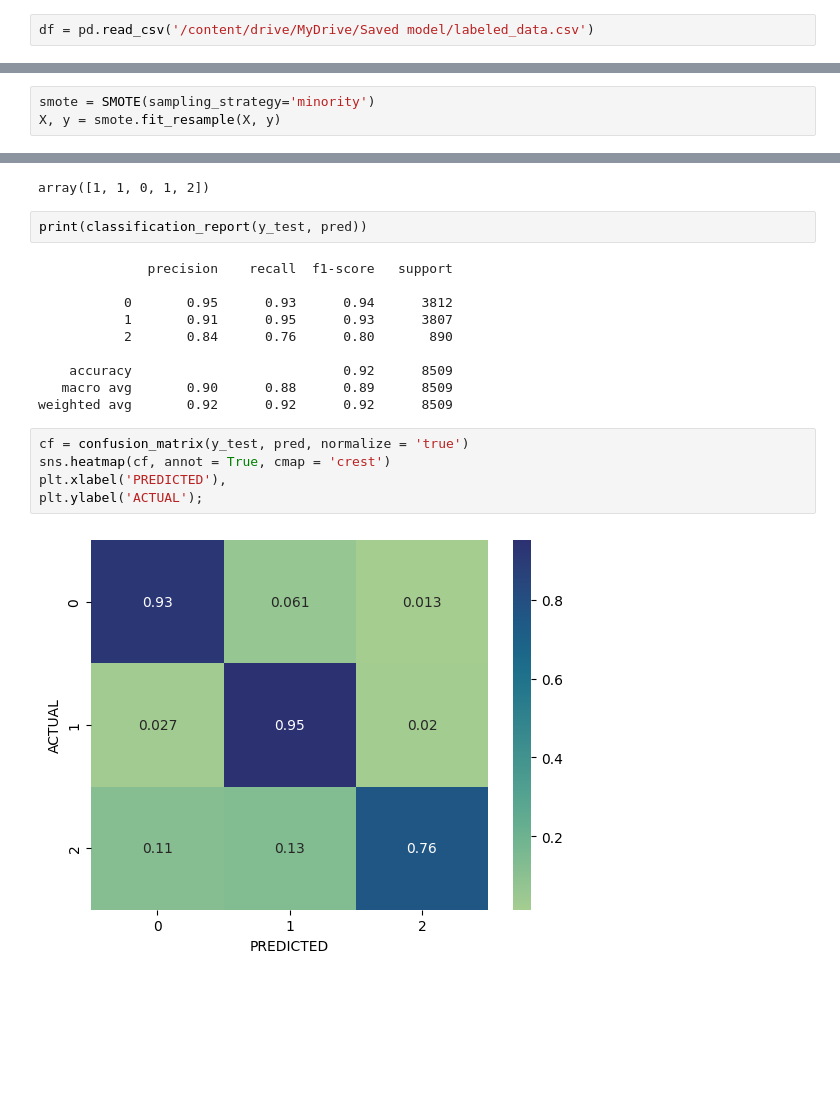
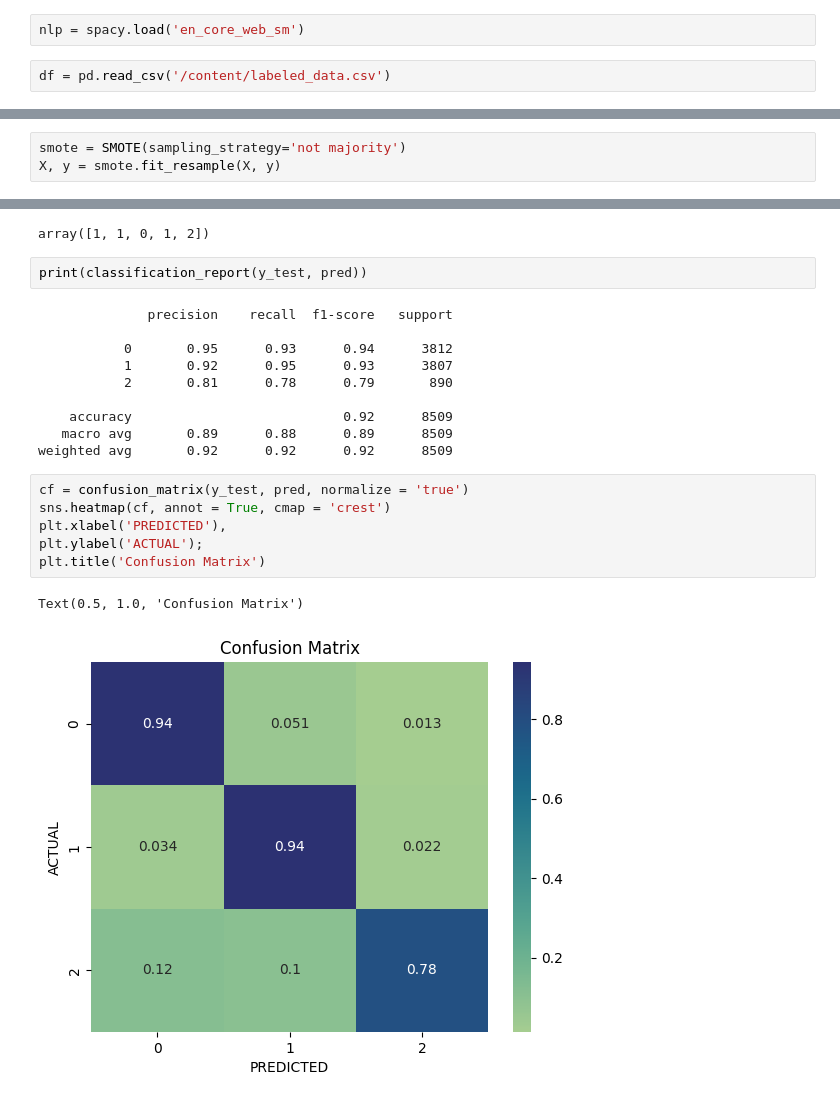
Before and after one commit to FahmidaAkterShimu/Final-Project-using-NLP, a Jupyter notebook: Hate_Speech_Detection_using_LSTM.ipynb, the cells around one changed output, grey strips where cells are left out. Saved outputs shown, nothing was run; the diff lists cells and outputs as text; blank space fills up the shorter version.

```diff
--- a/Hate_Speech_Detection_using_LSTM.ipynb
+++ b/Hate_Speech_Detection_using_LSTM.ipynb
@@ -17,8 +18,10 @@ from sklearn.model_selection import train_test_split
 from sklearn.metrics import classification_report, confusion_matrix
 import matplotlib.pyplot as plt
 import seaborn as sns
+# %%
+nlp = spacy.load('en_core_web_sm')
 # %%
-df = pd.read_csv('/content/drive/MyDrive/Saved model/labeled_data.csv')
+df = pd.read_csv('/content/labeled_data.csv')
 # %%
 df.shape
 # %% [output]
@@ -248,5 +251,5 @@ df['class'].value_counts()
 | 0 | 1430 |
 dtype: int64
 # %%
-smote = SMOTE(sampling_strategy='minority')
+smote = SMOTE(sampling_strategy='not majority')
 X, y = smote.fit_resample(X, y)
@@ -397,19 +447,21 @@ print(classification_report(y_test, pred))
               precision    recall  f1-score   support
 
            0       0.95      0.93      0.94      3812
-           1       0.91      0.95      0.93      3807
-           2       0.84      0.76      0.80       890
+           1       0.92      0.95      0.93      3807
+           2       0.81      0.78      0.79       890
 
     accuracy                           0.92      8509
-   macro avg       0.90      0.88      0.89      8509
+   macro avg       0.89      0.88      0.89      8509
 weighted avg       0.92      0.92      0.92      8509
 # %%
 cf = confusion_matrix(y_test, pred, normalize = 'true')
 sns.heatmap(cf, annot = True, cmap = 'crest')
 plt.xlabel('PREDICTED'),
 plt.ylabel('ACTUAL');
+plt.title('Confusion Matrix')
 # %% [output]
+Text(0.5, 1.0, 'Confusion Matrix')
-[figure, old version]
+[figure, new version]
 # %%
 from google.colab import drive
 drive.mount('/content/drive')  # mount once
```
Also changed, not shown: parts of 33 cells of this notebook.
